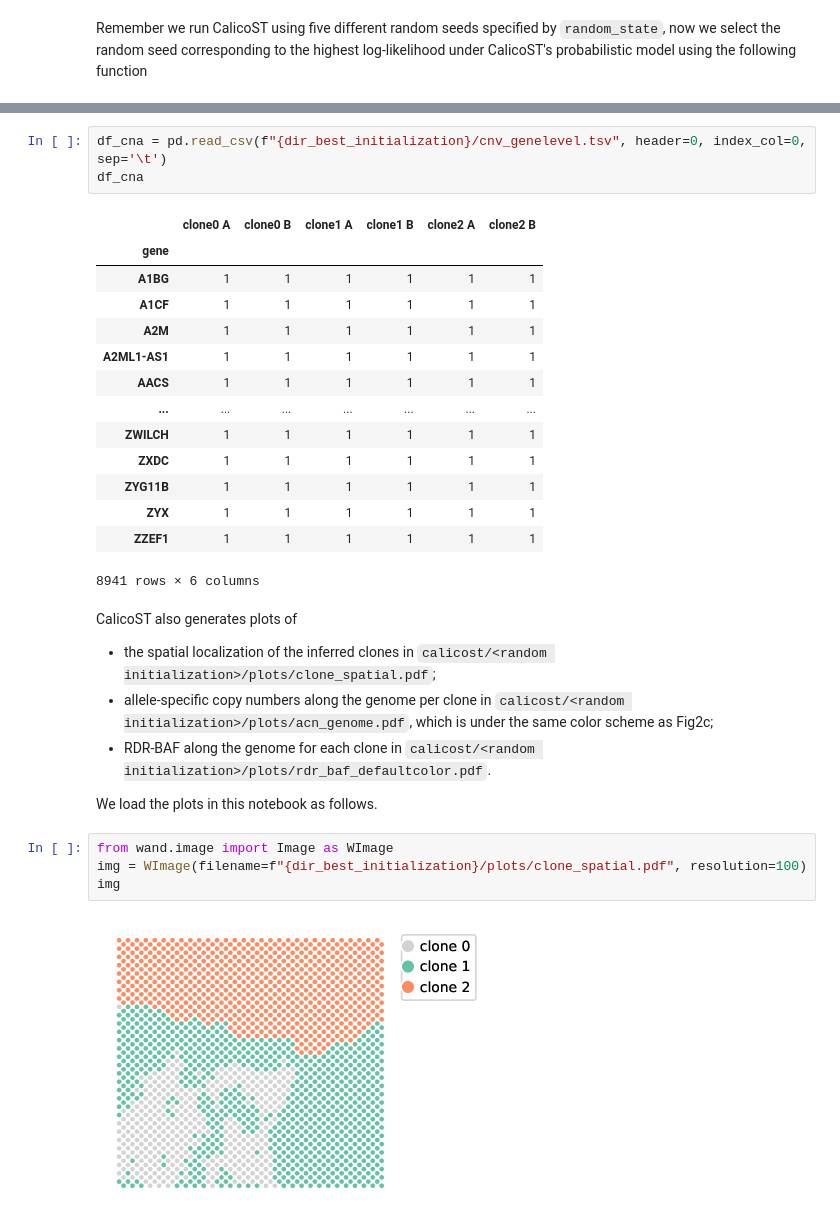
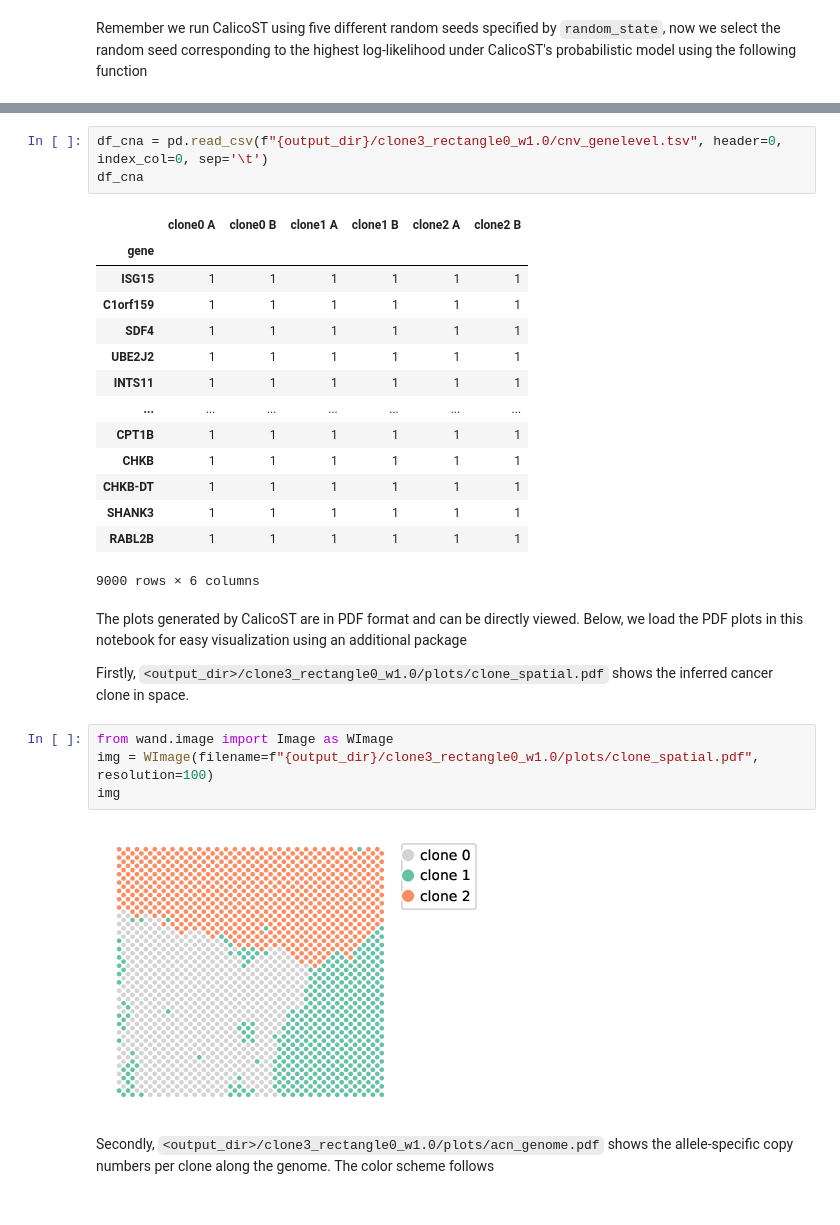
Before and after one commit to raphael-group/CalicoST, a Jupyter notebook: docs/notebooks/tutorials/simulated_data_tutorial.ipynb, the cells around one changed output, grey strips where cells are left out. Drawn from its saved outputs; the diff is of its cells as text.

```diff
--- a/docs/notebooks/tutorials/simulated_data_tutorial.ipynb
+++ b/docs/notebooks/tutorials/simulated_data_tutorial.ipynb
@@ -94,33 +70,32 @@ df_clones
 # %%
-df_cna = pd.read_csv(f"{dir_best_initialization}/cnv_genelevel.tsv", header=0, index_col=0, sep='\t')
+df_cna = pd.read_csv(f"{output_dir}/clone3_rectangle0_w1.0/cnv_genelevel.tsv", header=0, index_col=0, sep='\t')
 df_cna
 # %% [output]
 |  | clone0 A | clone0 B | clone1 A | clone1 B | clone2 A | clone2 B |
 | gene |  |  |  |  |  |  |
-| A1BG | 1 | 1 | 1 | 1 | 1 | 1 |
-| A1CF | 1 | 1 | 1 | 1 | 1 | 1 |
-| A2M | 1 | 1 | 1 | 1 | 1 | 1 |
-| A2ML1-AS1 | 1 | 1 | 1 | 1 | 1 | 1 |
-| AACS | 1 | 1 | 1 | 1 | 1 | 1 |
+| ISG15 | 1 | 1 | 1 | 1 | 1 | 1 |
+| C1orf159 | 1 | 1 | 1 | 1 | 1 | 1 |
+| SDF4 | 1 | 1 | 1 | 1 | 1 | 1 |
+| UBE2J2 | 1 | 1 | 1 | 1 | 1 | 1 |
+| INTS11 | 1 | 1 | 1 | 1 | 1 | 1 |
 | ... | ... | ... | ... | ... | ... | ... |
-| ZWILCH | 1 | 1 | 1 | 1 | 1 | 1 |
-| ZXDC | 1 | 1 | 1 | 1 | 1 | 1 |
-| ZYG11B | 1 | 1 | 1 | 1 | 1 | 1 |
-| ZYX | 1 | 1 | 1 | 1 | 1 | 1 |
-| ZZEF1 | 1 | 1 | 1 | 1 | 1 | 1 |
+| CPT1B | 1 | 1 | 1 | 1 | 1 | 1 |
+| CHKB | 1 | 1 | 1 | 1 | 1 | 1 |
+| CHKB-DT | 1 | 1 | 1 | 1 | 1 | 1 |
+| SHANK3 | 1 | 1 | 1 | 1 | 1 | 1 |
+| RABL2B | 1 | 1 | 1 | 1 | 1 | 1 |
-8941 rows × 6 columns
+9000 rows × 6 columns
 # %% [markdown]
-CalicoST also generates plots of
-- the spatial localization of the inferred clones in `calicost/<random initialization>/plots/clone_spatial.pdf`;
-- allele-specific copy numbers along the genome per clone in `calicost/<random initialization>/plots/acn_genome.pdf`, which is under the same color scheme as Fig2c;
-- RDR-BAF along the genome for each clone in `calicost/<random initialization>/plots/rdr_baf_defaultcolor.pdf`.
+The plots generated by CalicoST are in PDF format and can be directly viewed. Below, we load the PDF plots in this notebook for easy visualization using an additional package
 
-We load the plots in this notebook as follows.
+Firstly, `<output_dir>/clone3_rectangle0_w1.0/plots/clone_spatial.pdf` shows the inferred cancer clone in space.
 # %%
 from wand.image import Image as WImage
-img = WImage(filename=f"{dir_best_initialization}/plots/clone_spatial.pdf", resolution=100)
+img = WImage(filename=f"{output_dir}/clone3_rectangle0_w1.0/plots/clone_spatial.pdf", resolution=100)
 img
 # %% [output]
-[figure, old version]
+[figure, new version]
+# %% [markdown]
+Secondly, `<output_dir>/clone3_rectangle0_w1.0/plots/acn_genome.pdf` shows the allele-specific copy numbers per clone along the genome. The color scheme follows
 # %%
 # allele-specific copy numbers of each clone (the color scheme is the same as Fig2c
```
Also changed, not shown: parts of 10 cells of this notebook, 1 other file.
